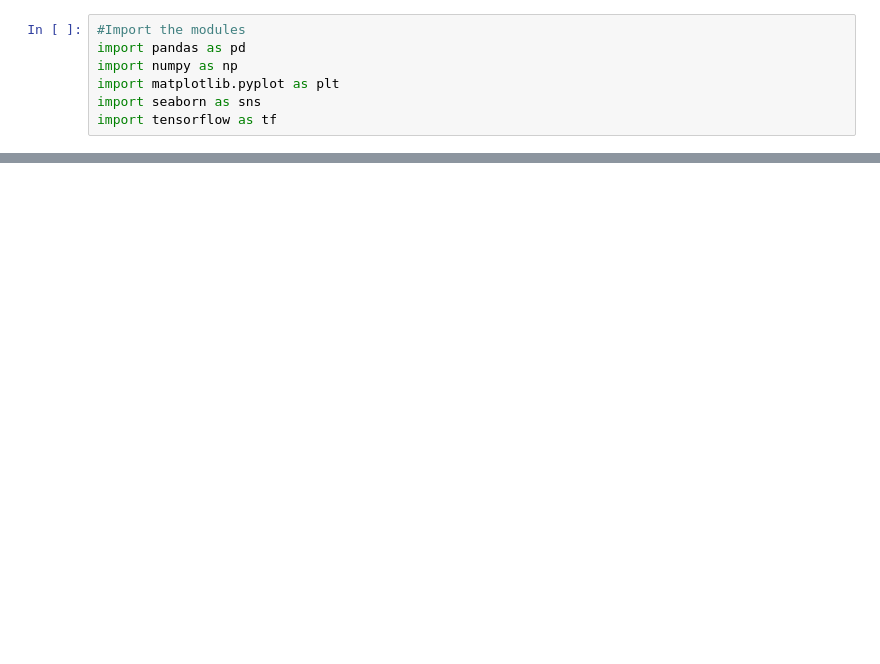
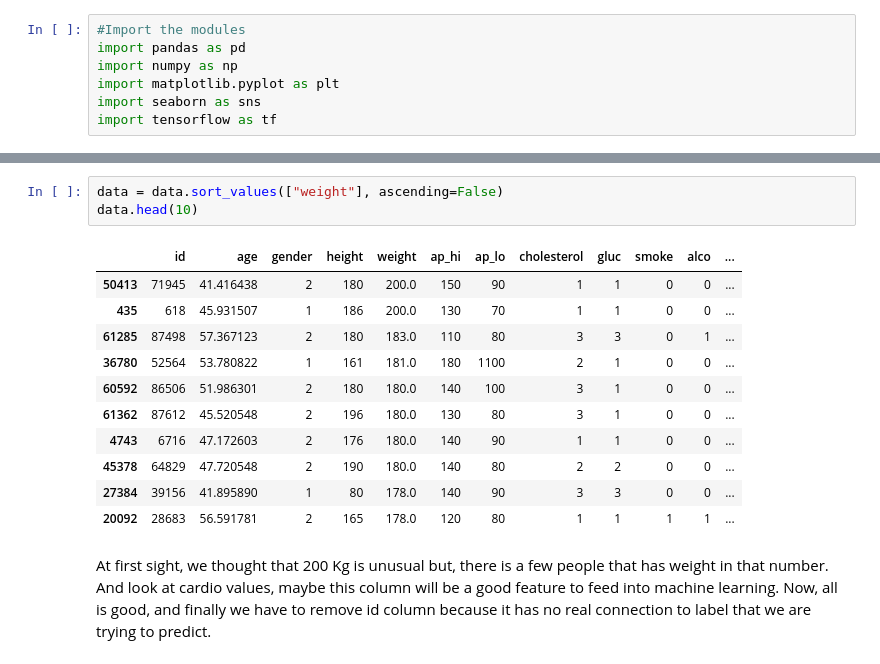
Before and after one commit to reyhanalemmario/bangkit, a Jupyter notebook: first_project.ipynb, the cells around one changed output, grey strips where cells are left out. Cells and saved outputs as stored; diff of their text form; blank space fills up the shorter version.

```diff
--- a/first_project.ipynb
+++ b/first_project.ipynb
@@ -32,0 +111,17 @@ data.head()
+# %%
+data = data.sort_values(["weight"], ascending=False)
+data.head(10)
+# %% [output]
+|  | id | age | gender | height | weight | ap_hi | ap_lo | cholesterol | gluc | smoke | alco | ... |
+| 50413 | 71945 | 41.416438 | 2 | 180 | 200.0 | 150 | 90 | 1 | 1 | 0 | 0 | ... |
+| 435 | 618 | 45.931507 | 1 | 186 | 200.0 | 130 | 70 | 1 | 1 | 0 | 0 | ... |
+| 61285 | 87498 | 57.367123 | 2 | 180 | 183.0 | 110 | 80 | 3 | 3 | 0 | 1 | ... |
+| 36780 | 52564 | 53.780822 | 1 | 161 | 181.0 | 180 | 1100 | 2 | 1 | 0 | 0 | ... |
+| 60592 | 86506 | 51.986301 | 2 | 180 | 180.0 | 140 | 100 | 3 | 1 | 0 | 0 | ... |
+| 61362 | 87612 | 45.520548 | 2 | 196 | 180.0 | 130 | 80 | 3 | 1 | 0 | 0 | ... |
+| 4743 | 6716 | 47.172603 | 2 | 176 | 180.0 | 140 | 90 | 1 | 1 | 0 | 0 | ... |
+| 45378 | 64829 | 47.720548 | 2 | 190 | 180.0 | 140 | 80 | 2 | 2 | 0 | 0 | ... |
+| 27384 | 39156 | 41.895890 | 1 | 80 | 178.0 | 140 | 90 | 3 | 3 | 0 | 0 | ... |
+| 20092 | 28683 | 56.591781 | 2 | 165 | 178.0 | 120 | 80 | 1 | 1 | 1 | 1 | ... |
+# %% [markdown]
+At first sight, we thought that 200 Kg is unusual but, there is a few people that has weight in that number. And look at cardio values, maybe this column will be a good feature to feed into machine learning. Now, all is good, and finally we have to remove id column because it has no real connection to label that we are trying to predict.
```
Also changed, not shown: parts of 15 cells of this notebook.
